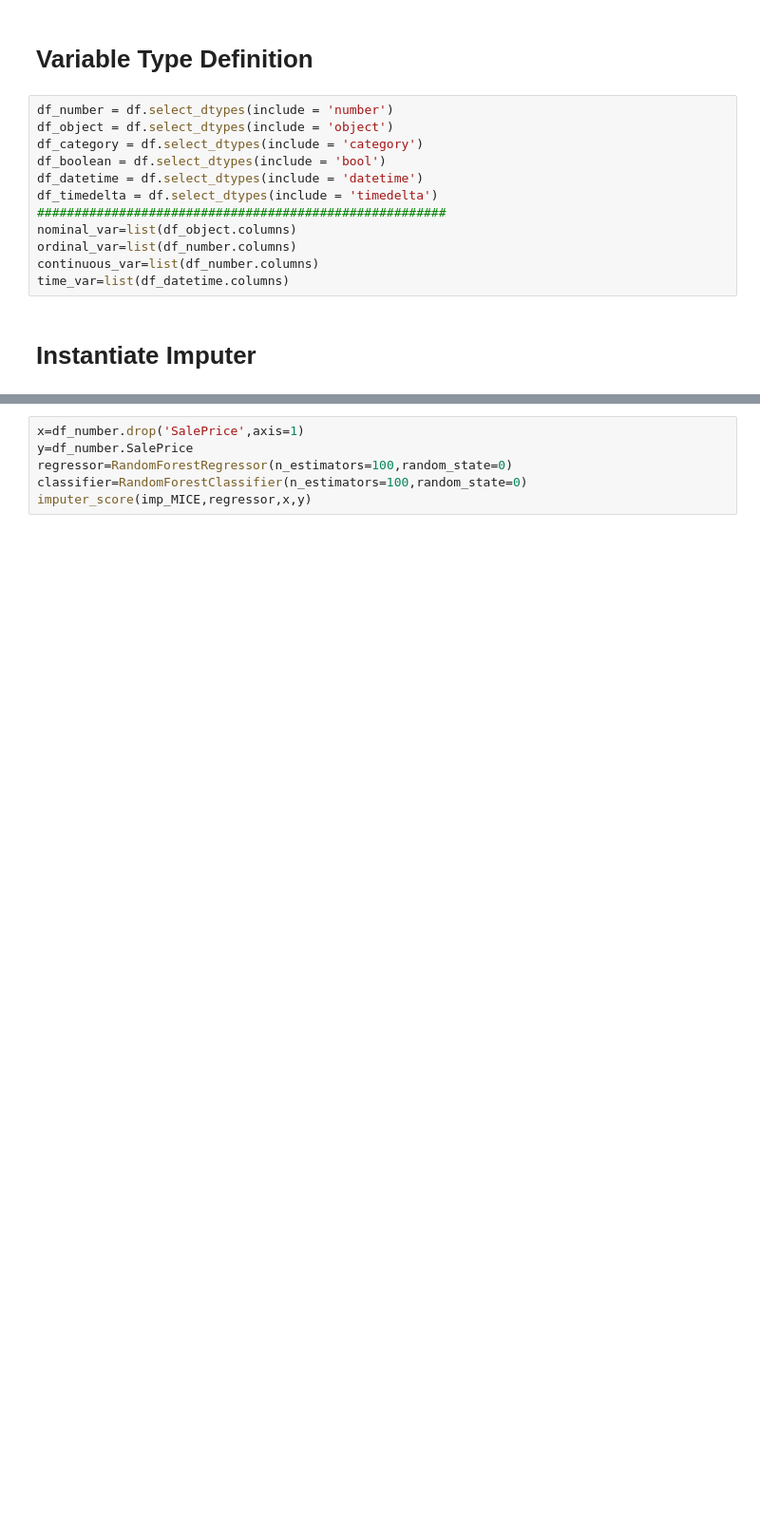
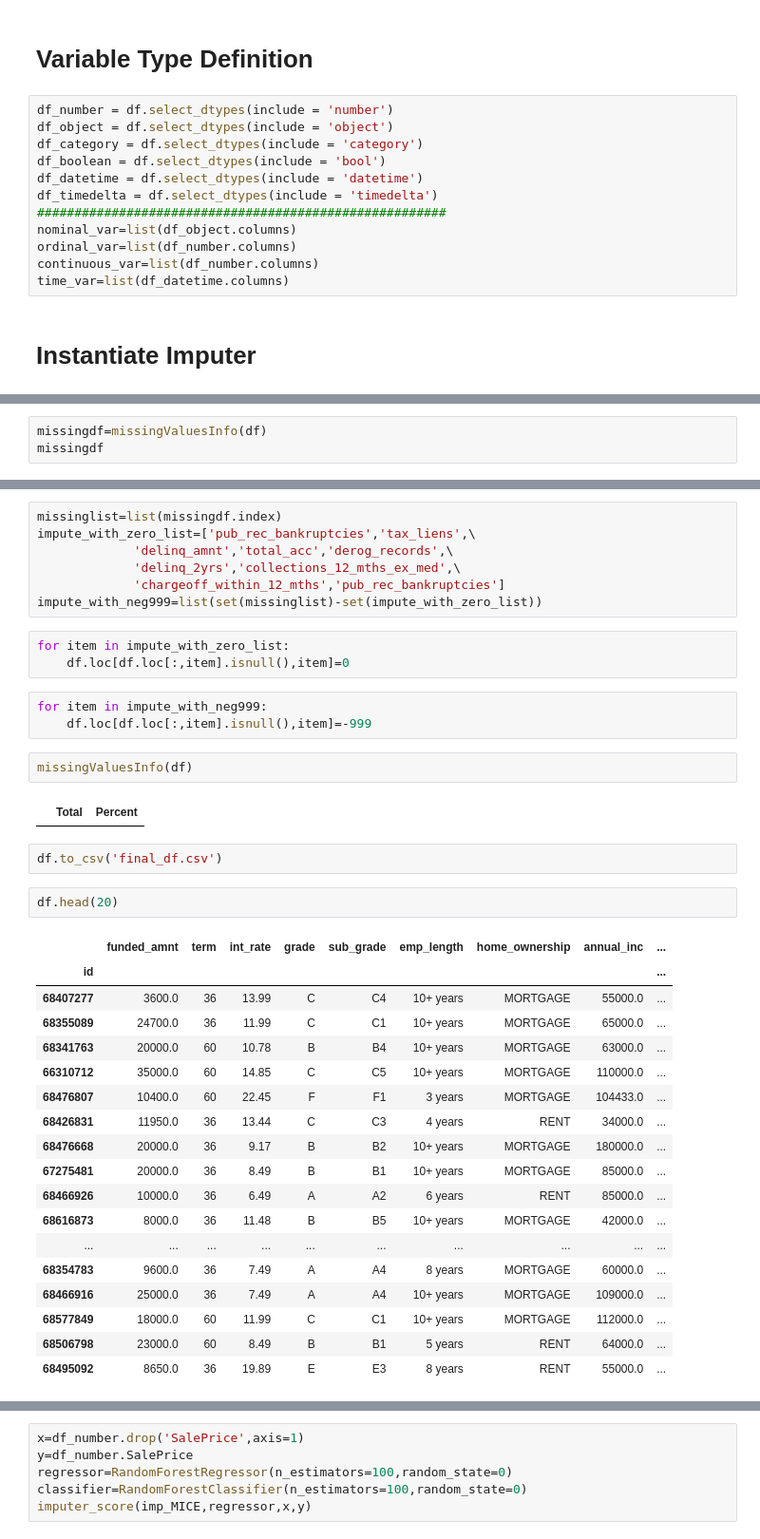
Before and after one commit to bbzou/LC_Capstone, a Jupyter notebook: Austin/03_Imputing_Data_Frame.ipynb, the cells around one changed output, grey strips where cells are left out. Shown at 95% size. Drawn from its saved outputs; the diff is of its cells as text; blank space fills up the shorter version.

```diff
--- a/Austin/03_Imputing_Data_Frame.ipynb
+++ b/Austin/03_Imputing_Data_Frame.ipynb
@@ -55,2 +52,5 @@ imp_const_n1 = SimpleImputer(missing_values=np.nan,fill_value=-1,strategy="const
 imp_KNN = KNN(k=3)
 # imp_MICE = IterativeImputer(random_state=0)
+# %%
+missingdf=missingValuesInfo(df)
+missingdf
@@ -57 +75,41 @@ imp_KNN = KNN(k=3)
+# %%
+missinglist=list(missingdf.index)
+impute_with_zero_list=['pub_rec_bankruptcies','tax_liens',\
+             'delinq_amnt','total_acc','derog_records',\
+             'delinq_2yrs','collections_12_mths_ex_med',\
+             'chargeoff_within_12_mths','pub_rec_bankruptcies']
+impute_with_neg999=list(set(missinglist)-set(impute_with_zero_list))
+# %%
+for item in impute_with_zero_list:
+    df.loc[df.loc[:,item].isnull(),item]=0
+# %%
+for item in impute_with_neg999:
+    df.loc[df.loc[:,item].isnull(),item]=-999
+# %%
+missingValuesInfo(df)
+# %% [output]
+|  | Total | Percent |
+# %%
+df.to_csv('final_df.csv')
+# %%
+df.head(20)
+# %% [output]
+|  | funded_amnt | term | int_rate | grade | sub_grade | emp_length | home_ownership | annual_inc | ... |
+| id |  |  |  |  |  |  |  |  | ... |
+| 68407277 | 3600.0 | 36 | 13.99 | C | C4 | 10+ years | MORTGAGE | 55000.0 | ... |
+| 68355089 | 24700.0 | 36 | 11.99 | C | C1 | 10+ years | MORTGAGE | 65000.0 | ... |
+| 68341763 | 20000.0 | 60 | 10.78 | B | B4 | 10+ years | MORTGAGE | 63000.0 | ... |
+| 66310712 | 35000.0 | 60 | 14.85 | C | C5 | 10+ years | MORTGAGE | 110000.0 | ... |
+| 68476807 | 10400.0 | 60 | 22.45 | F | F1 | 3 years | MORTGAGE | 104433.0 | ... |
+| 68426831 | 11950.0 | 36 | 13.44 | C | C3 | 4 years | RENT | 34000.0 | ... |
+| 68476668 | 20000.0 | 36 | 9.17 | B | B2 | 10+ years | MORTGAGE | 180000.0 | ... |
+| 67275481 | 20000.0 | 36 | 8.49 | B | B1 | 10+ years | MORTGAGE | 85000.0 | ... |
+| 68466926 | 10000.0 | 36 | 6.49 | A | A2 | 6 years | RENT | 85000.0 | ... |
+| 68616873 | 8000.0 | 36 | 11.48 | B | B5 | 10+ years | MORTGAGE | 42000.0 | ... |
+| ... | ... | ... | ... | ... | ... | ... | ... | ... | ... |
+| 68354783 | 9600.0 | 36 | 7.49 | A | A4 | 8 years | MORTGAGE | 60000.0 | ... |
+| 68466916 | 25000.0 | 36 | 7.49 | A | A4 | 10+ years | MORTGAGE | 109000.0 | ... |
+| 68577849 | 18000.0 | 60 | 11.99 | C | C1 | 10+ years | MORTGAGE | 112000.0 | ... |
+| 68506798 | 23000.0 | 60 | 8.49 | B | B1 | 5 years | RENT | 64000.0 | ... |
+| 68495092 | 8650.0 | 36 | 19.89 | E | E3 | 8 years | RENT | 55000.0 | ... |
 # %%
```
Also changed, not shown: parts of 8 cells of this notebook.
